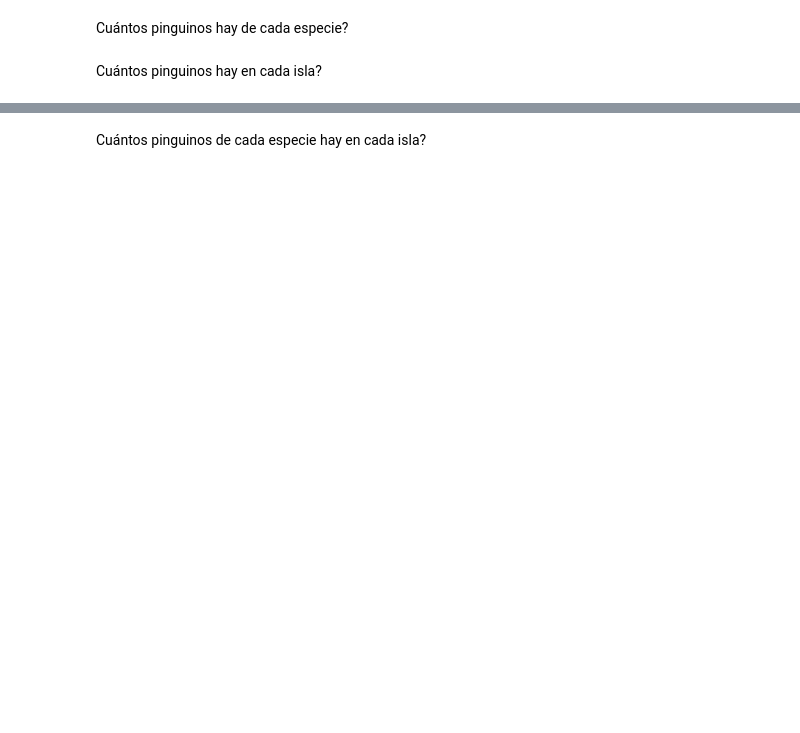
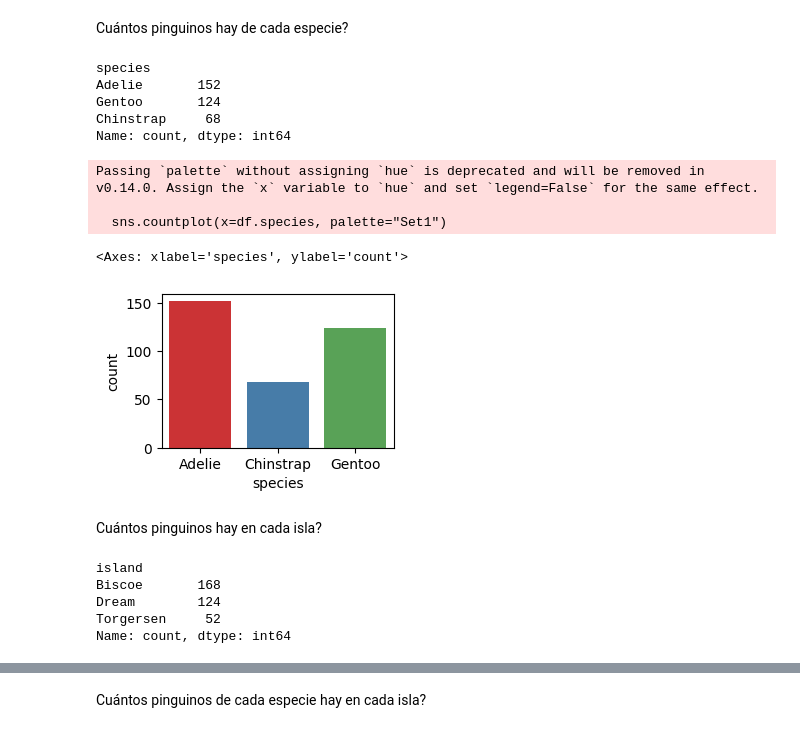
Before and after one commit to poacosta/ml_esesa_2024, a Jupyter notebook: 01.seaborn.ipynb, the cells around one changed output, grey strips where cells are left out. Cells and saved outputs as stored; diff of their text form; code cells hidden in the pictures; blank space fills up the shorter version.

```diff
--- a/01.seaborn.ipynb
+++ b/01.seaborn.ipynb
@@ -8,7 +8,7 @@ Importamos la librería `seaborn`
 import seaborn as sns
 # %%
 import matplotlib.pyplot as plt
-plt.rcParams['figure.figsize'] = [3, 2]
+plt.rcParams['figure.figsize'] = [6, 4]
 # %% [markdown]
 Importamos el dataset *penguins*: cada fila es un pinguino observado en una expedición
 # %%
@@ -20,4 +37,28 @@ Echa un vistazo a las primeras filas del dataframe
 # %% [markdown]
 Cuántos pinguinos hay de cada especie?
+# %%
+df.species.value_counts()
+# %% [output]
+species
+Adelie       152
+Gentoo       124
+Chinstrap     68
+Name: count, dtype: int64
+# %%
+sns.countplot(x=df.species, palette="Set1")
+# %% [output]
+Passing `palette` without assigning `hue` is deprecated and will be removed in v0.14.0. Assign the `x` variable to `hue` and set `legend=False` for the same effect.
+
+  sns.countplot(x=df.species, palette="Set1")
+<Axes: xlabel='species', ylabel='count'>
+[figure, added]
 # %% [markdown]
 Cuántos pinguinos hay en cada isla?
+# %%
+df.island.value_counts()
+# %% [output]
+island
+Biscoe       168
+Dream        124
+Torgersen     52
+Name: count, dtype: int64
```
Also changed, not shown: parts of 43 cells of this notebook, 2 other files.
